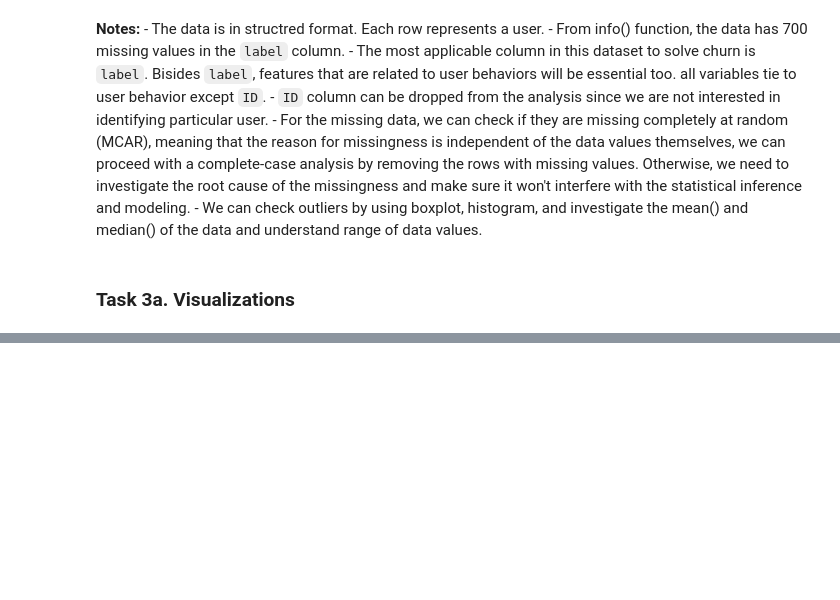
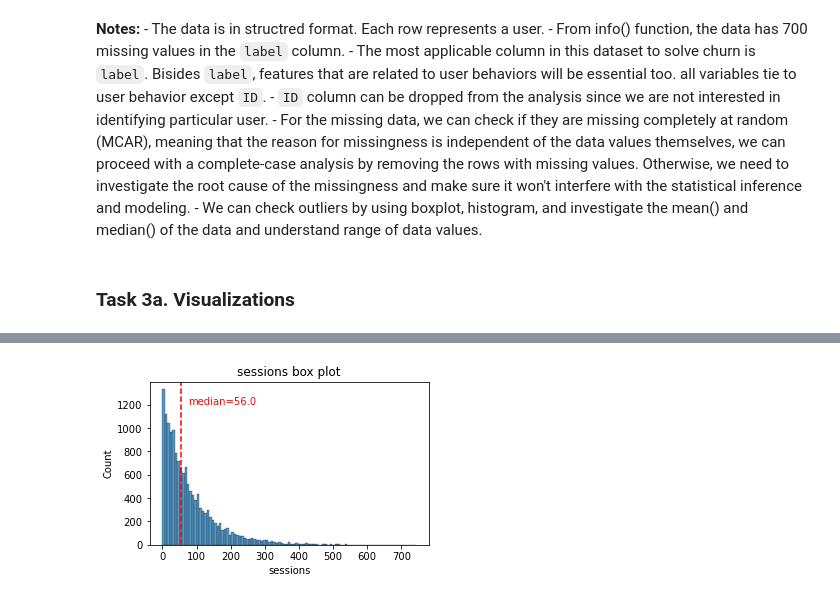
Before and after one commit to BrHACHLAF/Waze-project, a Jupyter notebook: waze_project_part_2.ipynb, the cells around one changed output, grey strips where cells are left out. Drawn from its saved outputs; the diff is of its cells as text; code cells hidden in the pictures; blank space fills up the shorter version.

```diff
--- a/waze_project_part_2.ipynb
+++ b/waze_project_part_2.ipynb
@@ -93,0 +126,10 @@ memory usage: 1.5+ MB
+# %%
+# Histogram
+plt.figure(figsize=(5,3))
+plt.title('sessions box plot')
+sns.histplot(x=df['sessions'])
+median=df['sessions'].median()
+plt.axvline(median, color='red', linestyle='--')
+plt.text(75,1200, 'median=56.0', color='red'); # 56 is the median of session column
+# %% [output]
+[figure, added]
```
Also changed, not shown: parts of 58 cells of this notebook.
